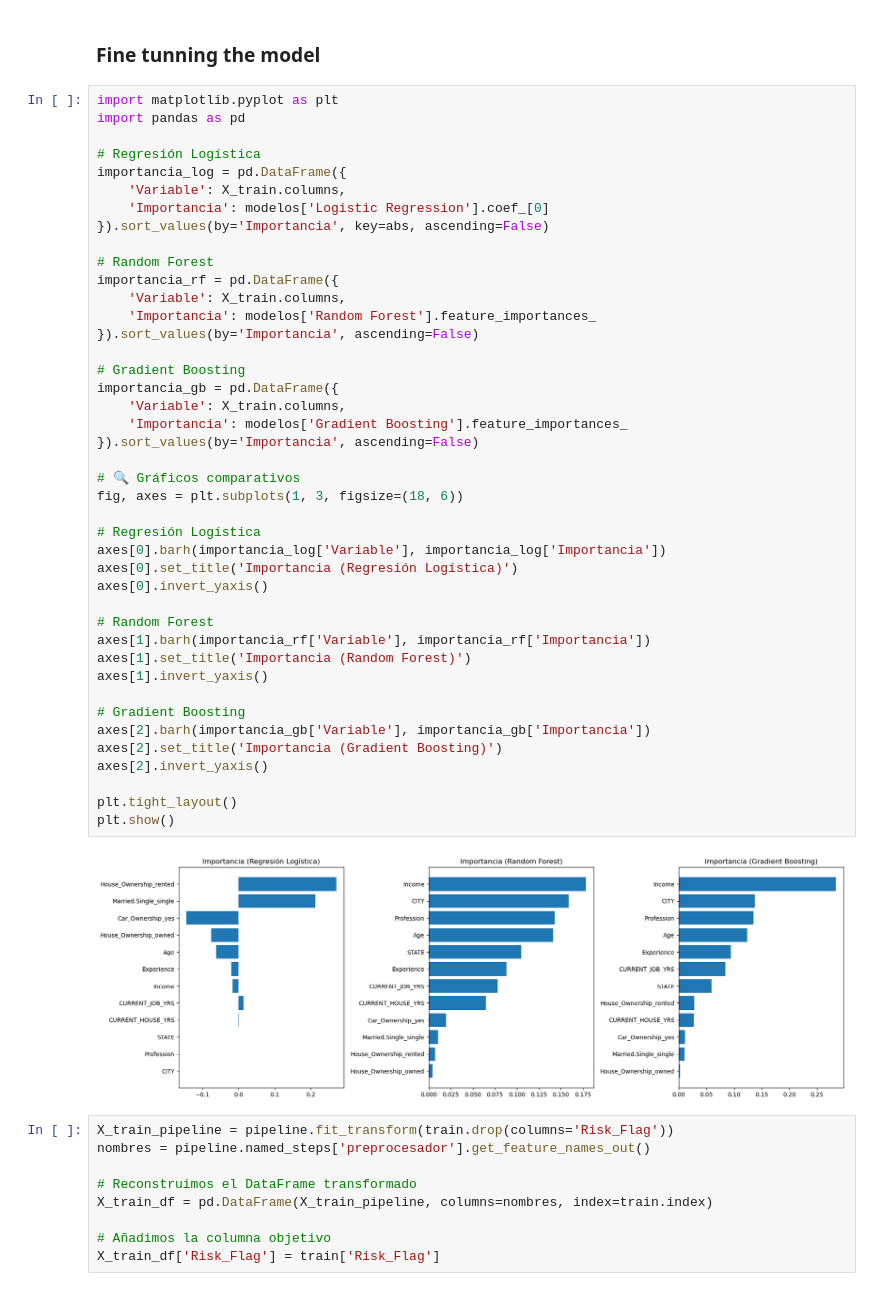
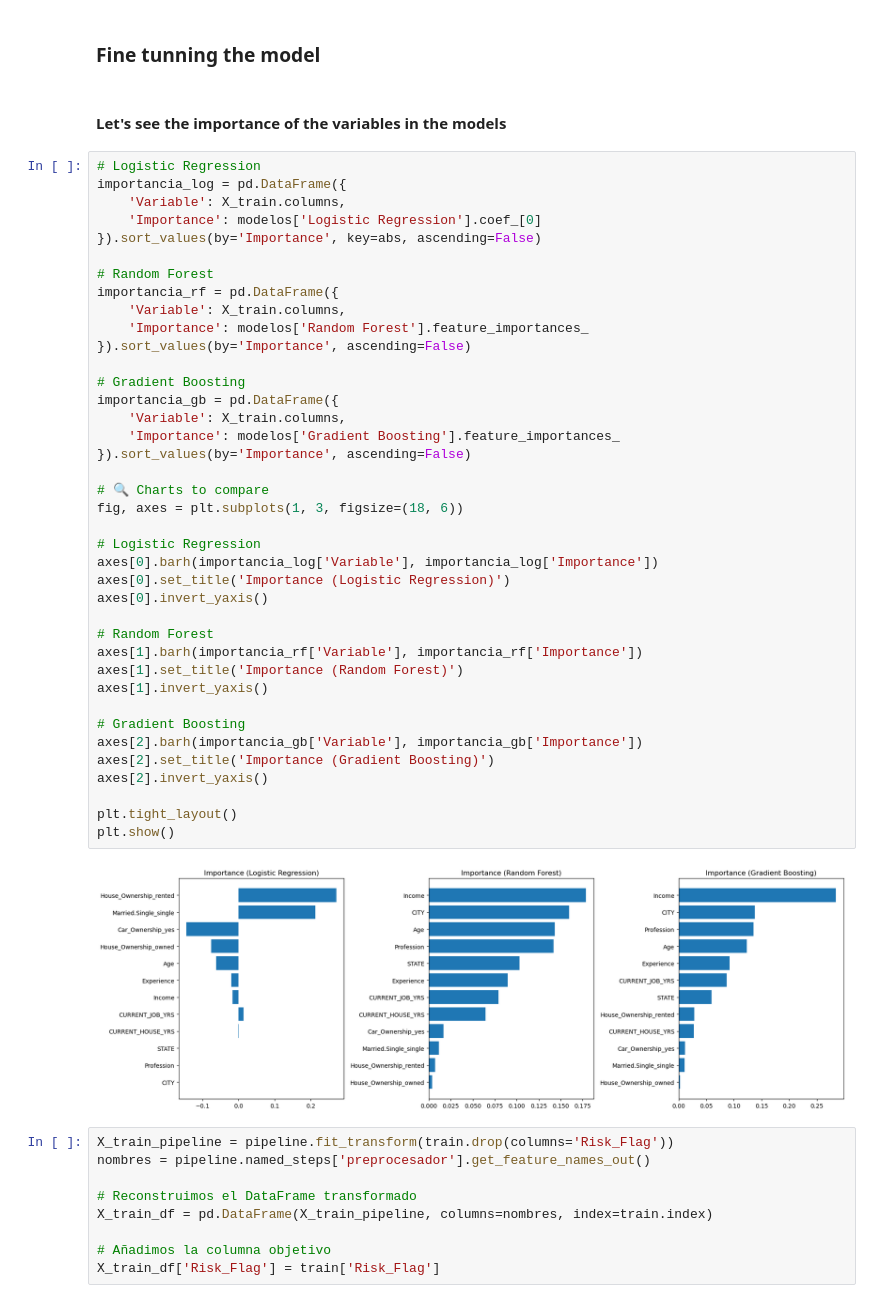
Before and after one commit to Hector-Daniel/Loan_Default_Predictions, a Jupyter notebook: Credit_score.ipynb, the cells around one changed output. Saved outputs shown, nothing was run; the diff lists cells and outputs as text.

```diff
--- a/Credit_score.ipynb
+++ b/Credit_score.ipynb
@@ -491,49 +491,48 @@ Seguiría mejorar los modelos, algunas ideas:
 # %% [markdown]
 ### Fine tunning the model
+# %% [markdown]
+#### Let's see the importance of the variables in the models
 # %%
-import matplotlib.pyplot as plt
-import pandas as pd
-
-# Regresión Logística
+# Logistic Regression
 importancia_log = pd.DataFrame({
     'Variable': X_train.columns,
-    'Importancia': modelos['Logistic Regression'].coef_[0]
-}).sort_values(by='Importancia', key=abs, ascending=False)
+    'Importance': modelos['Logistic Regression'].coef_[0]
+}).sort_values(by='Importance', key=abs, ascending=False)
 
 # Random Forest
 importancia_rf = pd.DataFrame({
     'Variable': X_train.columns,
-    'Importancia': modelos['Random Forest'].feature_importances_
-}).sort_values(by='Importancia', ascending=False)
+    'Importance': modelos['Random Forest'].feature_importances_
+}).sort_values(by='Importance', ascending=False)
 
 # Gradient Boosting
 importancia_gb = pd.DataFrame({
     'Variable': X_train.columns,
-    'Importancia': modelos['Gradient Boosting'].feature_importances_
-}).sort_values(by='Importancia', ascending=False)
+    'Importance': modelos['Gradient Boosting'].feature_importances_
+}).sort_values(by='Importance', ascending=False)
 
-# 🔍 Gráficos comparativos
+# 🔍 Charts to compare
 fig, axes = plt.subplots(1, 3, figsize=(18, 6))
 
-# Regresión Logística
-axes[0].barh(importancia_log['Variable'], importancia_log['Importancia'])
-axes[0].set_title('Importancia (Regresión Logística)')
+# Logistic Regression
+axes[0].barh(importancia_log['Variable'], importancia_log['Importance'])
+axes[0].set_title('Importance (Logistic Regression)')
 axes[0].invert_yaxis()
 
 # Random Forest
-axes[1].barh(importancia_rf['Variable'], importancia_rf['Importancia'])
-axes[1].set_title('Importancia (Random Forest)')
+axes[1].barh(importancia_rf['Variable'], importancia_rf['Importance'])
+axes[1].set_title('Importance (Random Forest)')
 axes[1].invert_yaxis()
 
 # Gradient Boosting
-axes[2].barh(importancia_gb['Variable'], importancia_gb['Importancia'])
-axes[2].set_title('Importancia (Gradient Boosting)')
+axes[2].barh(importancia_gb['Variable'], importancia_gb['Importance'])
+axes[2].set_title('Importance (Gradient Boosting)')
 axes[2].invert_yaxis()
 
 plt.tight_layout()
 plt.show()
 # %% [output]
-[figure, old version]
+[figure, new version]
 # %%
 X_train_pipeline = pipeline.fit_transform(train.drop(columns='Risk_Flag'))
 nombres = pipeline.named_steps['preprocesador'].get_feature_names_out()
```
Also changed, not shown: parts of 34 cells of this notebook.
